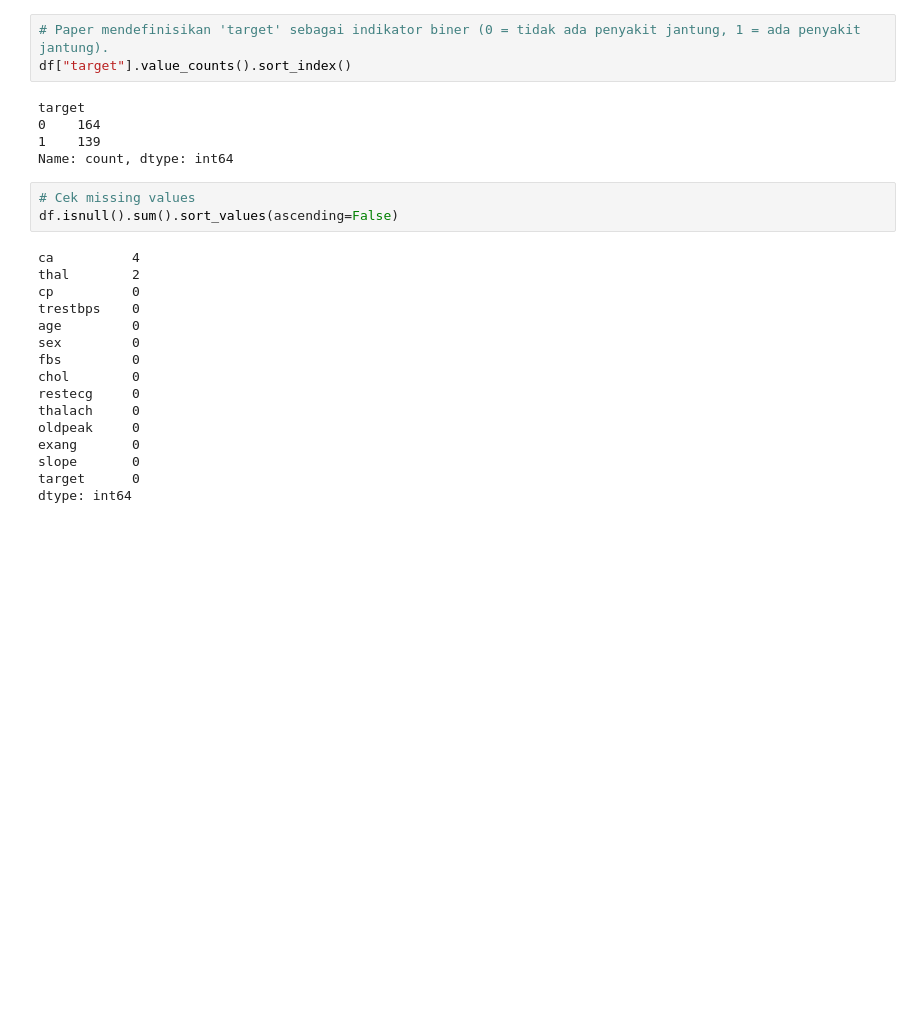
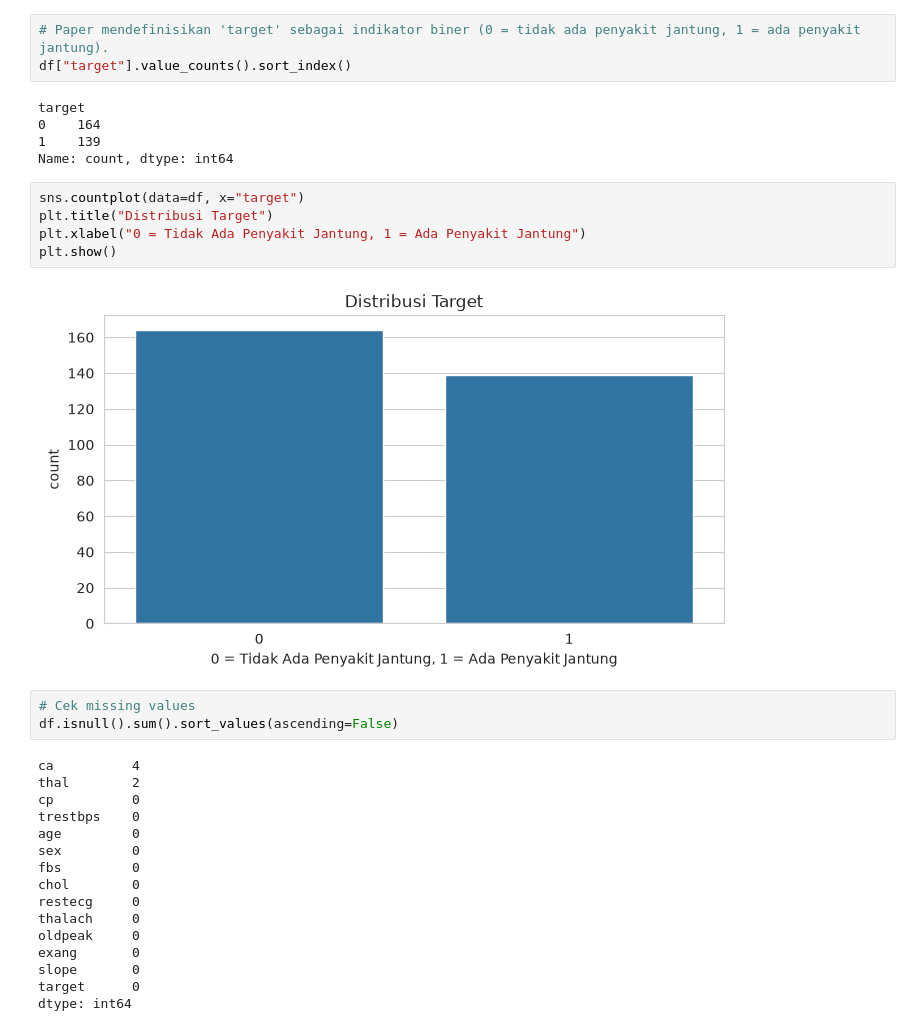
Before and after one commit to marcoyap41/heart-disease-prediction, a Jupyter notebook: main.ipynb, the cells around one changed output. Drawn from its saved outputs; the diff is of its cells as text; blank space fills up the shorter version.

Commit message:
EDA visual

```diff
--- a/main.ipynb
+++ b/main.ipynb
@@ -78,6 +78,13 @@ target
 0    164
 1    139
 Name: count, dtype: int64
+# %%
+sns.countplot(data=df, x="target")
+plt.title("Distribusi Target")
+plt.xlabel("0 = Tidak Ada Penyakit Jantung, 1 = Ada Penyakit Jantung")
+plt.show()
+# %% [output]
+[figure, added]
 # %%
 # Cek missing values
 df.isnull().sum().sort_values(ascending=False)
```
Also changed, not shown: parts of 4 cells of this notebook.
